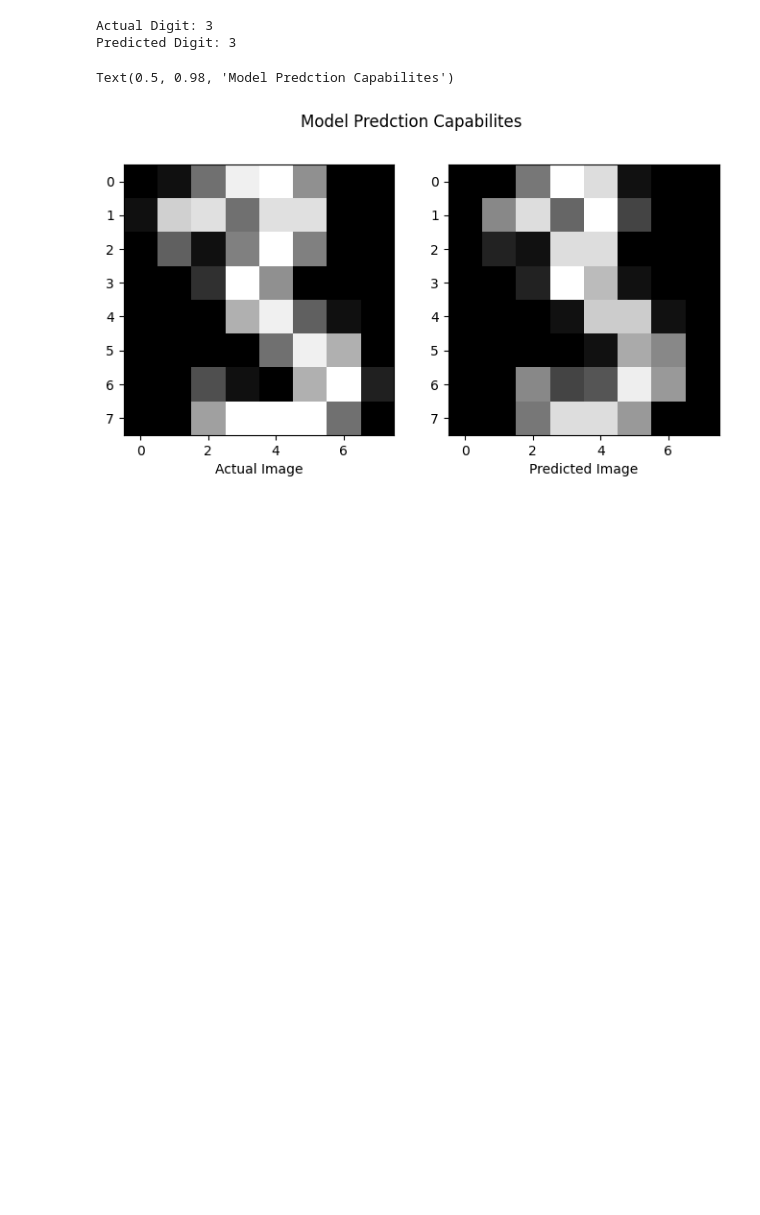
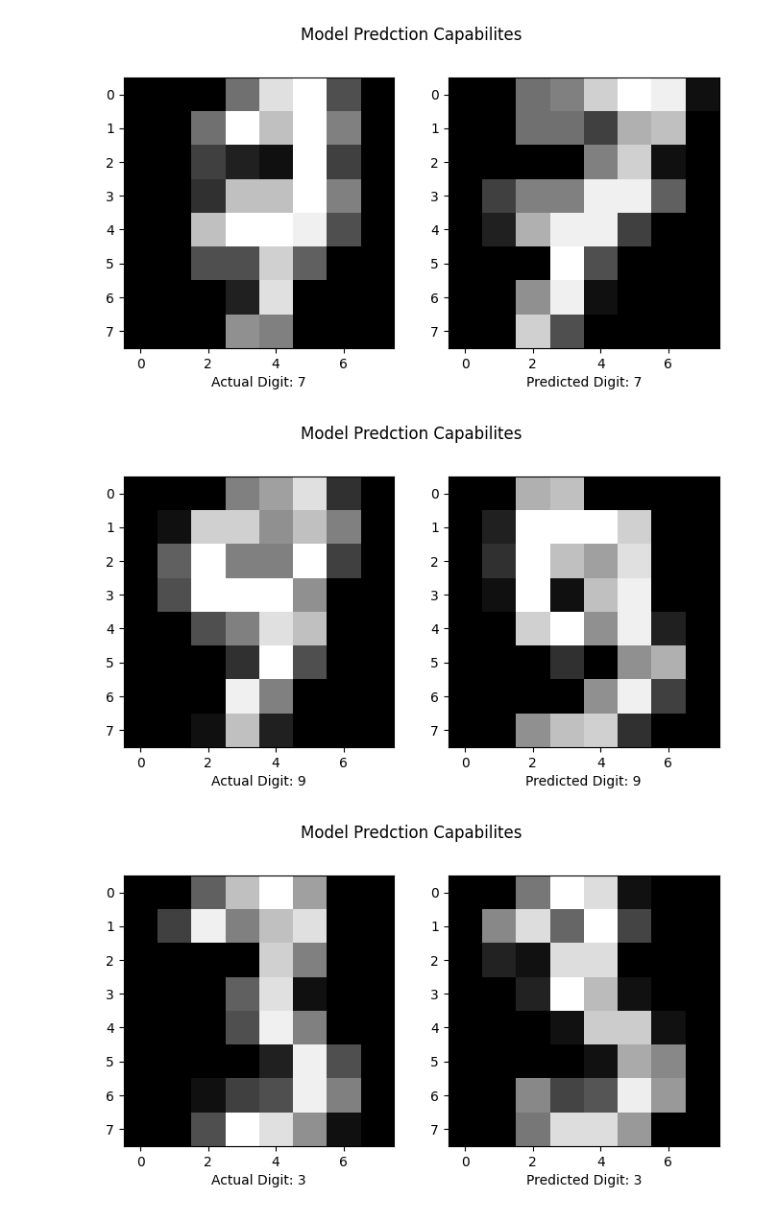
Before and after one commit to vdebnath/202_Honors_Option, a Jupyter notebook: Main.ipynb, the cells around one changed output. Cells and saved outputs as stored; diff of their text form; code cells hidden in the pictures; blank space fills up the shorter version.

```diff
--- a/Main.ipynb
+++ b/Main.ipynb
@@ -293,26 +255,25 @@ Time taken to train the Numpy model: 5.184415102005005 seconds
 # %%
-num1 = random.randint(0, 1796)
+def test_model2():
+    ran_num = random.randint(0, 1796)
+    test_image = digits.images[ran_num]
 
-test_image = digits.images[num1]
+    probs = forward(test_image.reshape(1,-1))
+    predicted_digit = np.argmax(probs)
+    predicted_image = image_dict[predicted_digit]
 
-# Classify the image using the trained model
-probs = forward(test_image.reshape(1,-1))
-predicted_label = np.argmax(probs)
-predicted_image = image_dict[predicted_label]
-
-print("Actual Digit:", digits.target[num1])
-print("Predicted Digit:", predicted_label)
-
-fig = plt.figure(figsize=(8, 4))
-plt.subplot(1,2,1)
-plt.imshow(test_image.reshape(8, 8), cmap='gray')
-plt.xlabel('Actual Image')
-plt.subplot(1,2,2)
-plt.imshow(predicted_image, cmap='gray')
-plt.xlabel('Predicted Image')
-plt.suptitle('Model Predction Capabilites')
+    fig = plt.figure(figsize=(8, 4))
+    plt.subplot(1,2,1)
+    plt.imshow(test_image.reshape(8, 8), cmap='gray')
+    plt.xlabel(f'Actual Digit: {digits.target[ran_num]}')
+    plt.subplot(1,2,2)
+    plt.imshow(predicted_image, cmap='gray')
+    plt.xlabel(f'Predicted Digit: {predicted_digit}')
-# %% [output]
-Actual Digit: 3
-Predicted Digit: 3
-Text(0.5, 0.98, 'Model Predction Capabilites')
-[figure, removed]
+# %%
+test_model2()
+test_model2()
+test_model2()
+test_model2()
+# %% [output]
+[figure, added]
+[figure, added]
+[figure, added]
```
Also changed, not shown: parts of 15 cells of this notebook.
